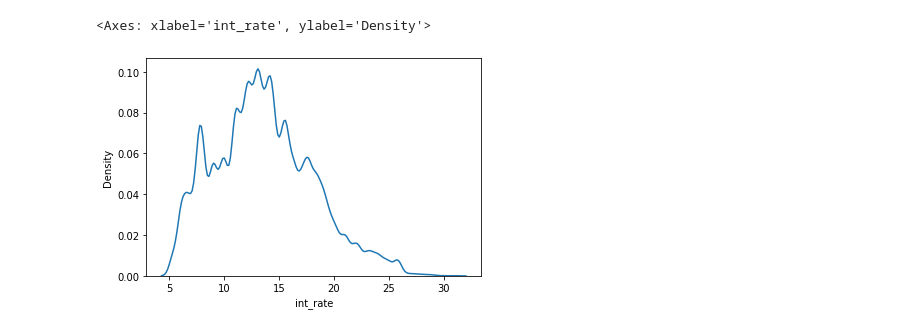
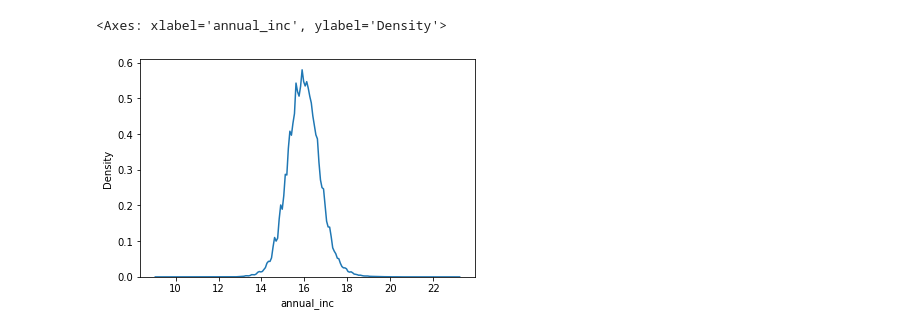
Before and after one commit to atomikkus/logistic_regression_loan, a Jupyter notebook: loan_tap.ipynb, the cells around one changed output. Cells and saved outputs as stored; diff of their text form; code cells hidden in the pictures.

```diff
--- a/loan_tap.ipynb
+++ b/loan_tap.ipynb
@@ -113,5 +122,5 @@ Name: application_type, dtype: int64
 # %%
-sns.kdeplot(df['int_rate'])
+sns.kdeplot(np.log2(df['annual_inc']))
 # %% [output]
-<Axes: xlabel='int_rate', ylabel='Density'>
+<Axes: xlabel='annual_inc', ylabel='Density'>
-[figure, old version]
+[figure, new version]
```
Also changed, not shown: parts of 4 cells of this notebook.
